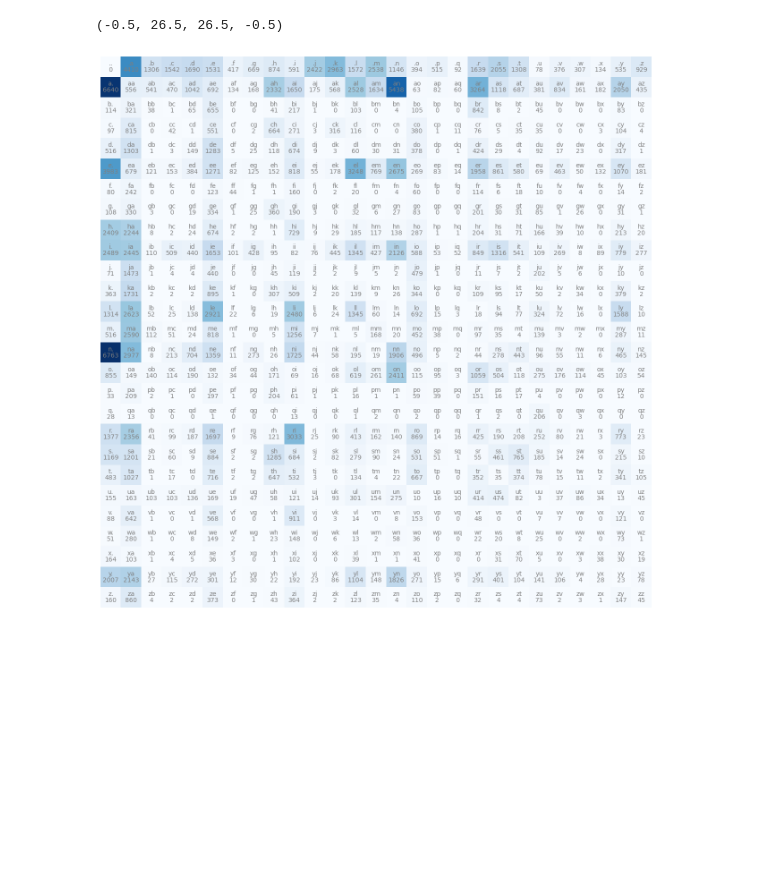
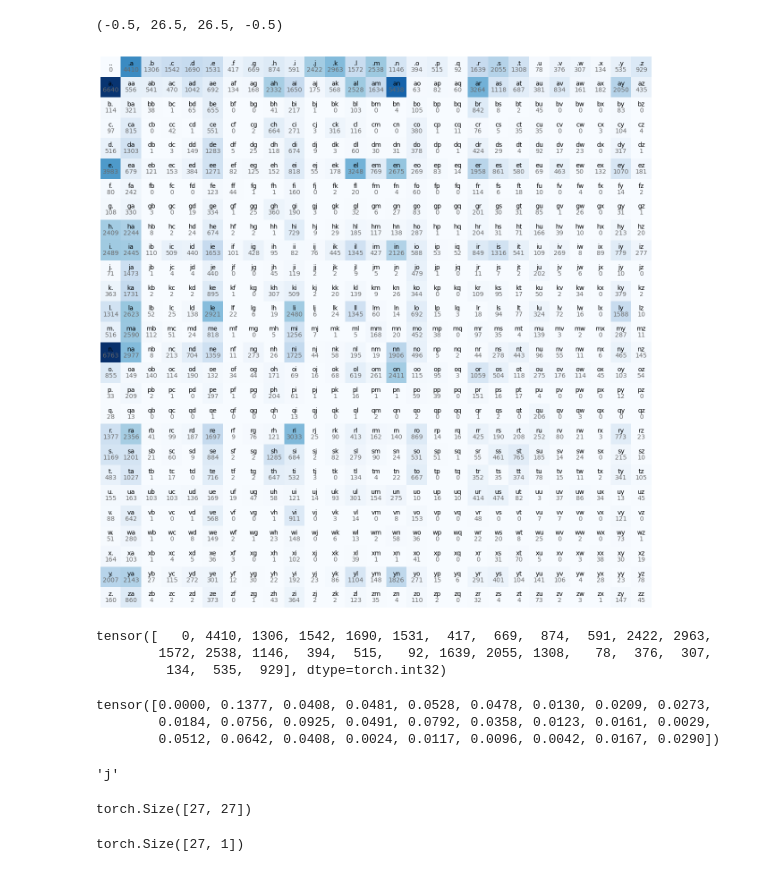
Before and after one commit to antonvasin/nn-zero-hero-solutions, a Jupyter notebook: makemore1.ipynb, the cells around one changed output. Saved outputs shown, nothing was run; the diff lists cells and outputs as text; code cells hidden in the pictures; blank space fills up the shorter version.

```diff
--- a/makemore1.ipynb
+++ b/makemore1.ipynb
@@ -22,16 +20,44 @@ for w in words:
 # %%
 import matplotlib.pyplot as plt
 %matplotlib inline
 
 plt.figure(figsize=(16,16))
 plt.imshow(N, cmap='Blues')
 for i in range(27):
     for j in range(27):
         chstr = itos[i] + itos[j]
-        plt.text(j, i, chstr, ha="center", va="bottom", color="gray")
-        plt.text(j, i, N[i, j].item(), ha="center", va="top", color="gray")
+        plt.text(j, i, chstr, ha="center", va="bottom", color="black")
+        plt.text(j, i, N[i, j].item(), ha="center", va="top", color="dimgray")
 
 plt.axis('off')
 # %% [output]
 (-0.5, 26.5, 26.5, -0.5)
-[figure, old version]
+[figure, new version]
+# %%
+N[0]
+# %% [output]
+tensor([   0, 4410, 1306, 1542, 1690, 1531,  417,  669,  874,  591, 2422, 2963,
+        1572, 2538, 1146,  394,  515,   92, 1639, 2055, 1308,   78,  376,  307,
+         134,  535,  929], dtype=torch.int32)
+# %%
+p = N[0].float()
+p = p / p.sum()
+p
+# %% [output]
+tensor([0.0000, 0.1377, 0.0408, 0.0481, 0.0528, 0.0478, 0.0130, 0.0209, 0.0273,
+        0.0184, 0.0756, 0.0925, 0.0491, 0.0792, 0.0358, 0.0123, 0.0161, 0.0029,
+        0.0512, 0.0642, 0.0408, 0.0024, 0.0117, 0.0096, 0.0042, 0.0167, 0.0290])
+# %%
+g = torch.Generator().manual_seed(2147483647)
+ix = torch.multinomial(p, num_samples=1, replacement=True, generator=g).item()
+itos[ix]
+# %% [output]
+'j'
+# %%
+P.shape
+# %% [output]
+torch.Size([27, 27])
+# %%
+P.sum(1, keepdim=True).shape
+# %% [output]
+torch.Size([27, 1])
```
Also changed, not shown: parts of 3 cells of this notebook.
